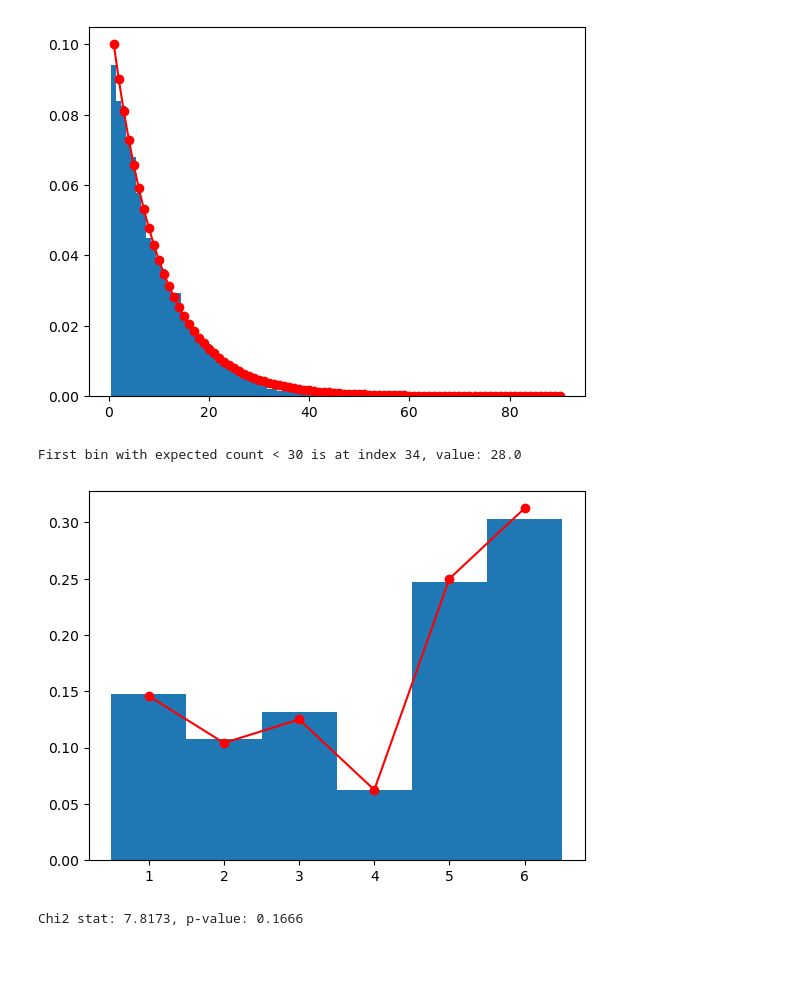
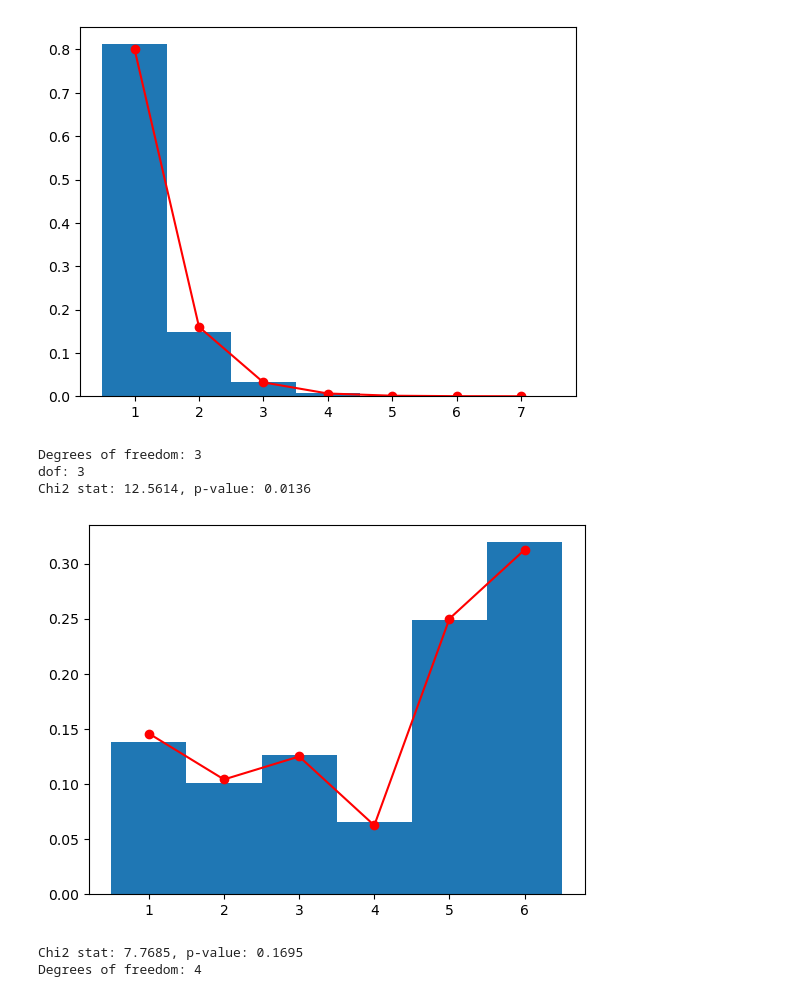
Before and after one commit to LuigiPampanin01/Stochastic_Simulation, a Jupyter notebook: Day_2/Exercise_2.ipynb, the cells around one changed output. Cells and saved outputs as stored; diff of their text form; code cells hidden in the pictures; blank space fills up the shorter version.

```diff
--- a/Day_2/Exercise_2.ipynb
+++ b/Day_2/Exercise_2.ipynb
@@ -1,33 +1,69 @@
 # %%
 import numpy as np
 import matplotlib.pyplot as plt
 from scipy.stats import chisquare
 # Point 1
 
 # 10.000 random values from U(0, 1)
 n = 10000
 U = np.random.uniform(0, 1, size=n)
 
 # value for probability p
-p = 0.1
+p = 0.8
 X = np.floor(np.log(U)/(np.log(1-p))) + 1
 
 # True probability
 values = np.arange(1, int(X.max()) +1 )
 counts = np.array([(X == k).sum() for k in values])
 
 
 prob_teorica = (1 - p)**(values -1) * p
 expected_counts = np.round(prob_teorica * n)
 
 
 plt.figure()
 plt.hist(X, bins=np.arange(1, max(X)+2)-0.5, density=True)
 plt.plot(values, prob_teorica, 'ro-')
 plt.show()
+
+
+#GOF test
+#We need to make sure that the bins have at least 5 values
+observed = counts.copy()
+expected = expected_counts.copy()
+
+
+while np.any(expected < 5):
+    idx = np.where(expected < 5)[0]
+    if idx[0] == 0:
+
+        expected[1] += expected[0]
+        observed[1] += observed[0]
+        expected = expected[1:]
+        observed = observed[1:]
+        values = values[1:]
+    else:
+
+        i = idx[0]
+        expected[i-1] += expected[i]
+        observed[i-1] += observed[i]
+        expected = np.delete(expected, i)
+        observed = np.delete(observed, i)
+        values = np.delete(values, i)
+
+# The two sums should coincide
+expected = expected * (observed.sum() / expected.sum())
+dof = len(values) - 1
+print(f"Degrees of freedom: {dof}")
+print(f"dof: {dof}")
+
+chi2_stat, p_value = chisquare(f_obs=observed, f_exp=expected)
+print(f"Chi2 stat: {chi2_stat:.4f}, p-value: {p_value:.4f}")
 # %% [output]
-[figure, old version]
+[figure, new version]
-First bin with expected count < 30 is at index 34, value: 28.0
+Degrees of freedom: 3
+dof: 3
+Chi2 stat: 12.5614, p-value: 0.0136
 # %%
 # Point 2
 # (a) Direct method
@@ -67,9 +103,13 @@ plt.show()
 
 chi2_stat, p_value = chisquare(f_obs=counts, f_exp=expected_counts)
 print(f"Chi2 stat: {chi2_stat:.4f}, p-value: {p_value:.4f}")
+
+dof = len(classes) - 1
+print(f"Degrees of freedom: {dof}")
 # %% [output]
-[figure, old version]
+[figure, new version]
-Chi2 stat: 7.8173, p-value: 0.1666
+Chi2 stat: 7.7685, p-value: 0.1695
+Degrees of freedom: 4
 # %%
 # Point 2 (b) Rejection Method
 c = max(p)
```
Also changed, not shown: parts of 2 cells of this notebook, 3 other files.
